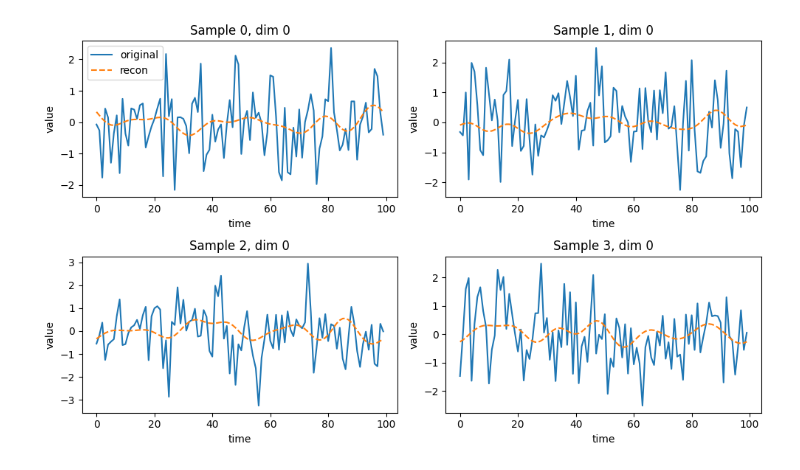
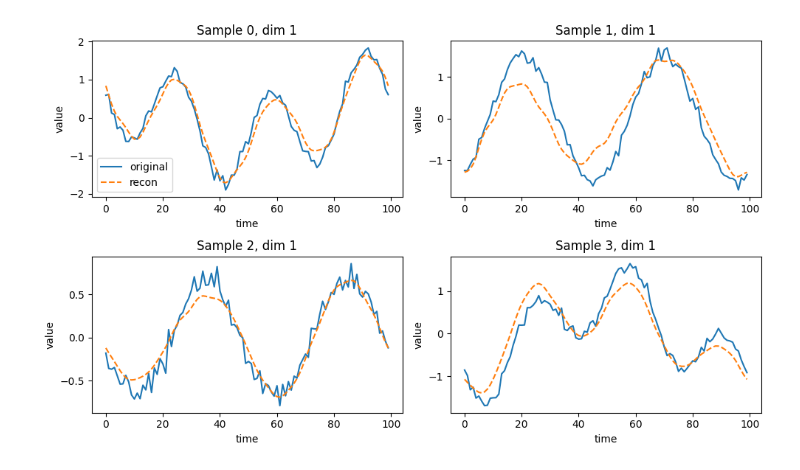
Before and after one commit to mobinapourmoshir/Functional-Autoencoder, a Jupyter notebook: Functional Autoencoder (FAE) - 2021.ipynb, the cells around one changed output. Saved outputs shown, nothing was run; the diff lists cells and outputs as text; code cells hidden in the pictures.

```diff
--- a/Functional Autoencoder (FAE) - 2021.ipynb
+++ b/Functional Autoencoder (FAE) - 2021.ipynb
@@ -81,7 +81,7 @@ class FunctionalAutoencoder(nn.Module):
         if hidden_dims is not None and len(hidden_dims) > 1:
             for h in hidden_dims[1:]:
                 fc_layers.append(nn.Linear(in_dim, h, bias=True))
-                fc_layers.append(nn.Tanh())
+                fc_layers.append(nn.ReLU())
                 in_dim = h
         # final linear to latent representation
         fc_layers.append(nn.Linear(in_dim, latent_dim, bias=True))
@@ -93,7 +93,7 @@ class FunctionalAutoencoder(nn.Module):
             torch.randn(P, latent_dim, B, dtype=dtype, device=device) * 0.1
         )
 
-        self.activation = torch.tanh  # can be ReLU / etc.
+        self.activation = torch.relu  # can be tanh
 
     # Build functional weights on the time grid (as a helper)
     def _weights_from_coeffs(self, coeffs):
@@ -251,35 +291,35 @@ X_train
 # %%
 # Visualization: Reconstruction vs original curves
 import matplotlib.pyplot as plt
 import torch
 
 model.eval()
 with torch.no_grad():
     x = X_train[:8]  # first 8 examples
     x_hat, z = model(x.to(device))
     x_hat = x_hat.cpu()
 
 # assume time grid is implicit 0..T-1
 t = torch.arange(T)
 
 n_examples_to_plot = 4
-func_dim_to_plot = 0   # pick dimension 0 for illustration
+func_dim_to_plot = 1   # pick dimension 0 for illustration
 
 plt.figure(figsize=(10, 6))
 for i in range(n_examples_to_plot):
     plt.subplot(2, 2, i + 1)
     plt.plot(t, x[i, func_dim_to_plot].cpu().numpy(), label="original")
     plt.plot(t, x_hat[i, func_dim_to_plot].numpy(), linestyle="--", label="recon")
     plt.title(f"Sample {i}, dim {func_dim_to_plot}")
     plt.xlabel("time")
     plt.ylabel("value")
     if i == 0:
         plt.legend()
 
 plt.tight_layout()
 plt.show()
 # %% [output]
-[figure, old version]
+[figure, new version]
 # %%
 train_losses = []
 
```
Also changed, not shown: parts of 4 cells of this notebook.
